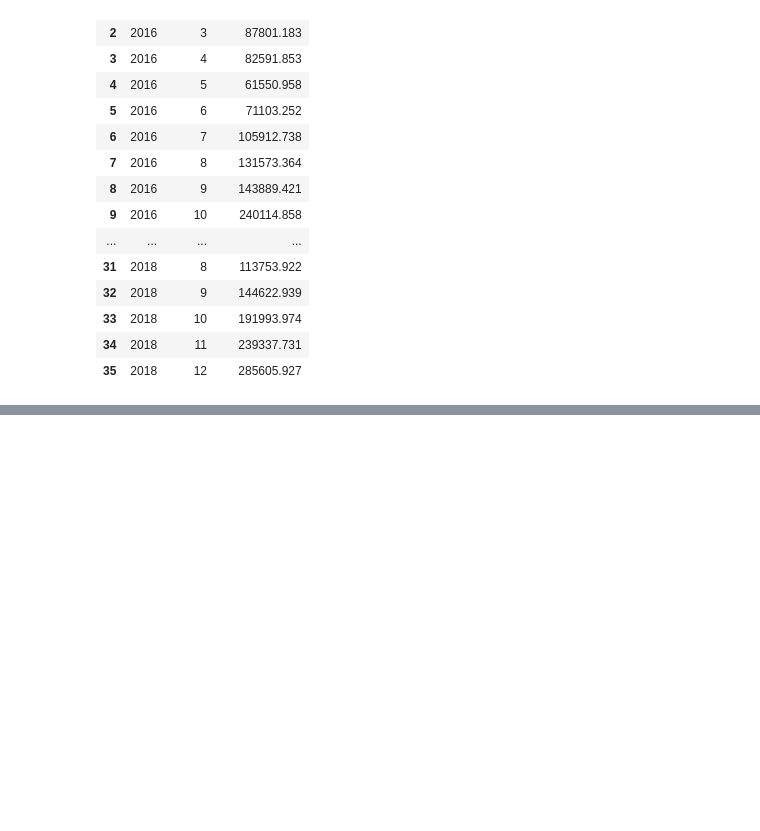
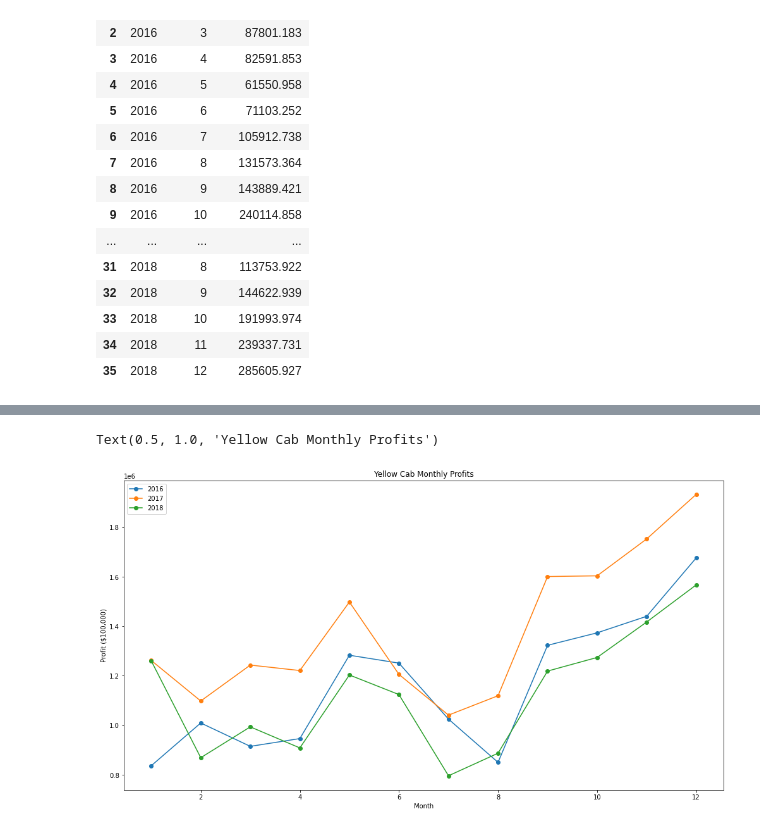
Before and after one commit to mbatacan/DataGlacier, a Jupyter notebook: cabInvestment.ipynb, the cells around one changed output, grey strips where cells are left out. Cells and saved outputs as stored; diff of their text form; code cells hidden in the pictures; blank space fills up the shorter version.

```diff
--- a/cabInvestment.ipynb
+++ b/cabInvestment.ipynb
@@ -367,0 +404,7 @@ Text(0.5, 0, 'Date')
+# %%
+ycMonthYear = ycMonthly.reset_index(['Month','Year'])
+yc2016 = ycMonthYear[ycMonthYear['Year'].isin([2016])]
+yc2017 = ycMonthYear[ycMonthYear['Year'].isin([2017])]
+yc2018 = ycMonthYear[ycMonthYear['Year'].isin([2018])]
+
+yc2016
@@ -367,0 +425,13 @@ Text(0.5, 0, 'Date')
+# %%
+plt.figure(figsize=(17,9))
+dates = (yc2016['Month'])
+plt.plot(dates,yc2016['Monthly Profit'], label = '2016',marker = 'o')
+plt.plot(dates,yc2017['Monthly Profit'],label = '2017',marker = 'o')
+plt.plot(dates,yc2018['Monthly Profit'],label = '2018',marker = 'o')
+plt.legend(loc ='best')
+plt.xlabel('Month')
+plt.ylabel('Profit ($100,000)')
+plt.title('Yellow Cab Monthly Profits')
+# %% [output]
+Text(0.5, 1.0, 'Yellow Cab Monthly Profits')
+[figure, added]
```
Also changed, not shown: parts of 11 cells of this notebook.
